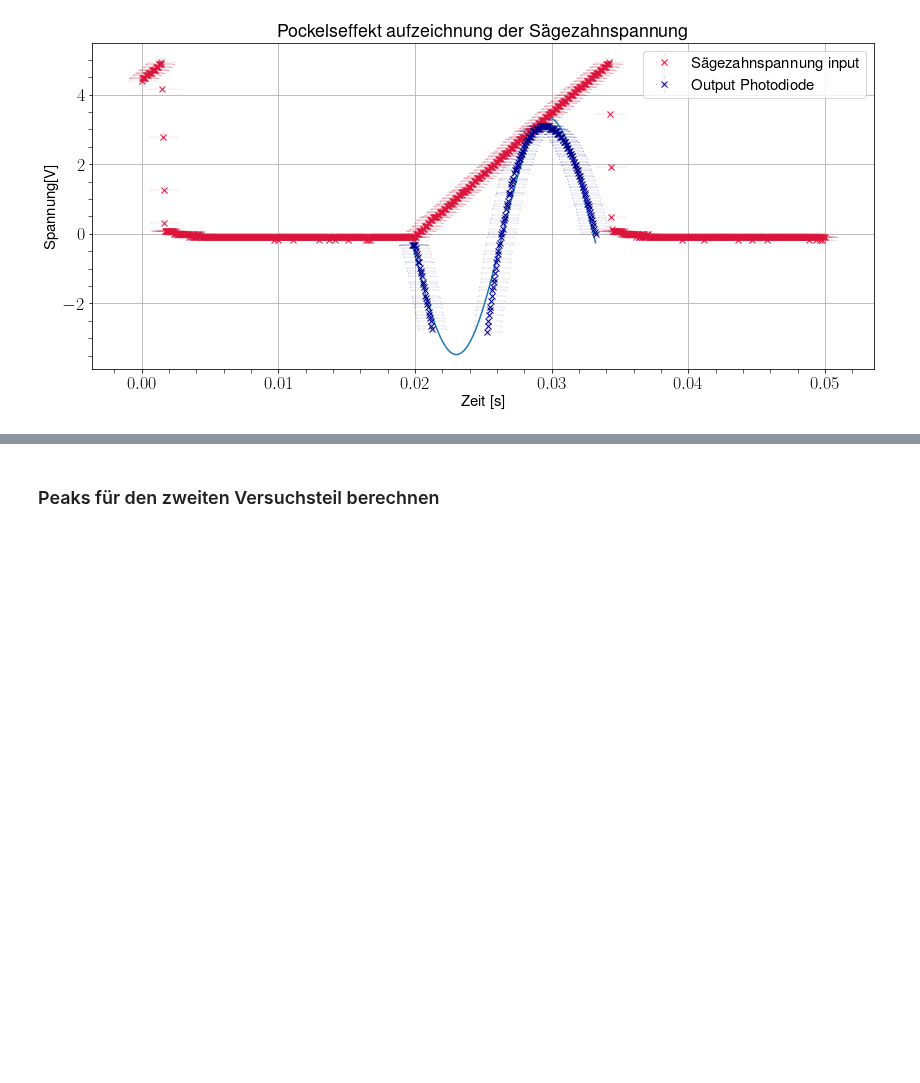
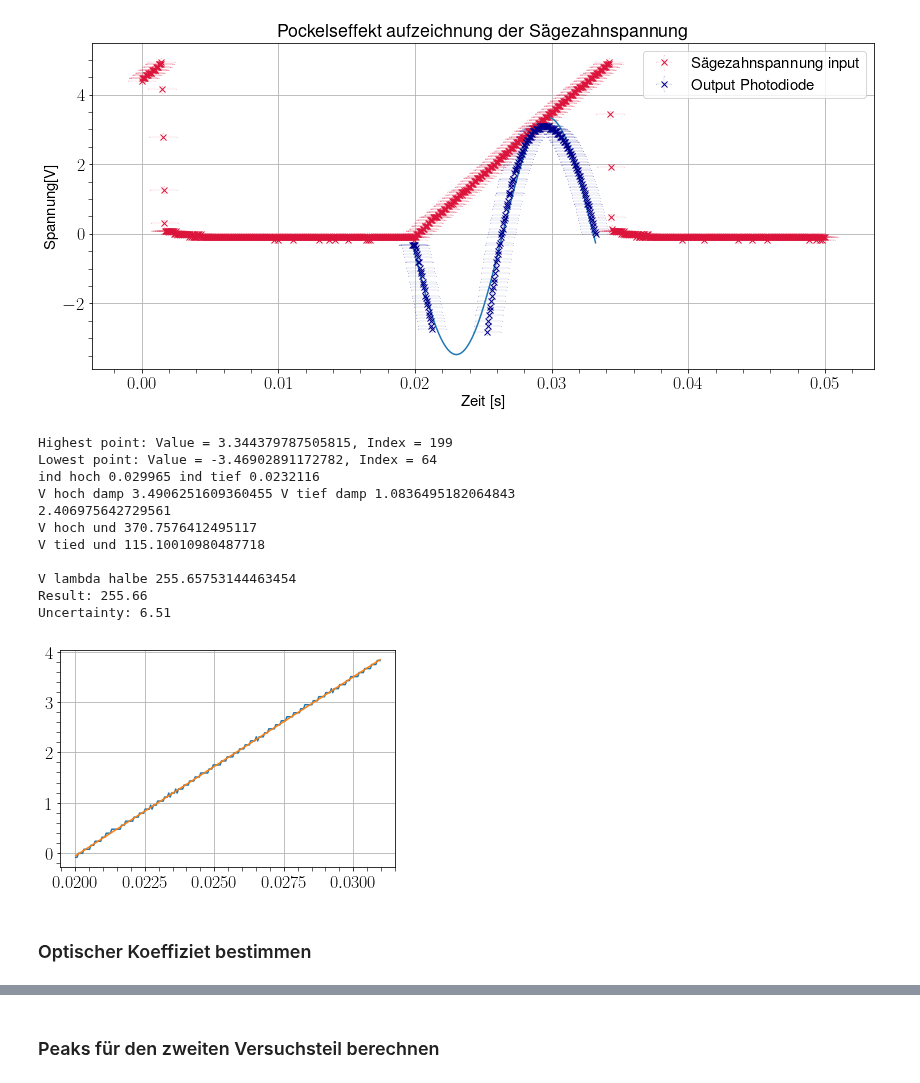
Before and after one commit to MayerPablo/FP, a Jupyter notebook: FarPock/FarPock.ipynb, the cells around one changed output, grey strips where cells are left out. Cells and saved outputs as stored; diff of their text form; code cells hidden in the pictures; blank space fills up the shorter version.

```diff
--- a/FarPock/FarPock.ipynb
+++ b/FarPock/FarPock.ipynb
@@ -298,3 +297,82 @@ ax.legend()
 # %% [output]
 <matplotlib.legend.Legend at 0x...>
 [figure]
+# %%
+#ausgleichsgerade für sägezahan
+
+start_point = 0.02
+end_point = 0.031
+
+# Find the indices corresponding to the selected portion
+start_idx = np.where(time >= start_point)[0][0]
+end_idx = np.where(time >= end_point)[0][0]
+
+# Extract the selected portion of the signal
+x_selected = time[start_idx:end_idx]
+y_selected = channelA[start_idx:end_idx]
+
+plt.plot(x_selected, y_selected)
+
+#lin reg y = A + Bx
+
+A = bestA(x_selected, y_selected)
+B = bestB(x_selected, y_selected)
+
+plt.plot(x_selected, A + x_selected * B)
+lin_reg_säg = A + x_selected * B
+
+
+
+
+# Index hoch und tiefpunkt finden
+highest_idx = np.argmax(data_fit)
+lowest_idx = np.argmin(data_fit)
+
+# Werte and diesen Punkten von der Sägezahn Funktion
+highest_value = data_fit[highest_idx]
+lowest_value = data_fit[lowest_idx]
+
+print(f"Highest point: Value = {highest_value}, Index = {highest_idx}")
+print(f"Lowest point: Value = {lowest_value}, Index = {lowest_idx}")
+
+print("ind hoch",x_selected[199],"ind tief",x_selected[64])
+
+print("V hoch damp",A + x_selected[199] * B, "V tief damp", A + x_selected[64] * B)
+print((A + x_selected[199] * B)-(A + x_selected[64] * B))
+
+print("V hoch und",(A + x_selected[199] * B)*amp_damp_A/amp_damp_B  )
+print("V tied und",(amp_damp_A/amp_damp_B) * (A + x_selected[64] * B))
+print()
+UlamhalbSaeg = (A + x_selected[199] * B)*amp_damp_A/amp_damp_B - (amp_damp_A/amp_damp_B) * (A + x_selected[64] * B)
+
+print("V lambda halbe",UlamhalbSaeg)
+
+def multiply_with_uncertainty(x, delta_x, y, delta_y):
+    z = x * y
+    delta_z = abs(z) * ((delta_x / abs(x)) + (delta_y / abs(y)))
+    return z, delta_z
+
+x = (amp_damp_A/amp_damp_B)
+delta_x = 0.5
+y = (A + x_selected[199] * B)-(A + x_selected[64] * B)
+delta_y = 0.05
+
+result, uncertainty = multiply_with_uncertainty(x, delta_x, y, delta_y)
+
+print(f"Ergebnis: {result:.2f}")
+print(f"Fehler: {uncertainty:.2f}")
+# %% [output]
+Highest point: Value = 3.344379787505815, Index = 199
+Lowest point: Value = -3.46902891172782, Index = 64
+ind hoch 0.029965 ind tief 0.0232116
+V hoch damp 3.4906251609360455 V tief damp 1.0836495182064843
+2.406975642729561
+V hoch und 370.7576412495117
+V tied und 115.10010980487718
+
+V lambda halbe 255.65753144463454
+Result: 255.66
+Uncertainty: 6.51
+[figure, added]
+# %% [markdown]
+### Optischer Koeffiziet bestimmen
```
Also changed, not shown: parts of 8 cells of this notebook, 1 other file.
